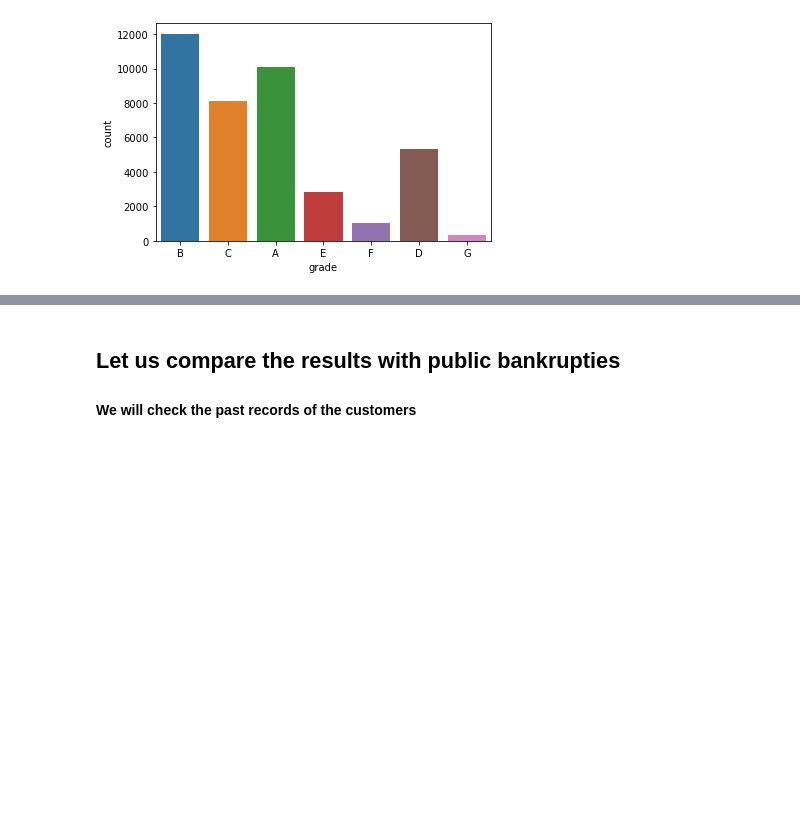
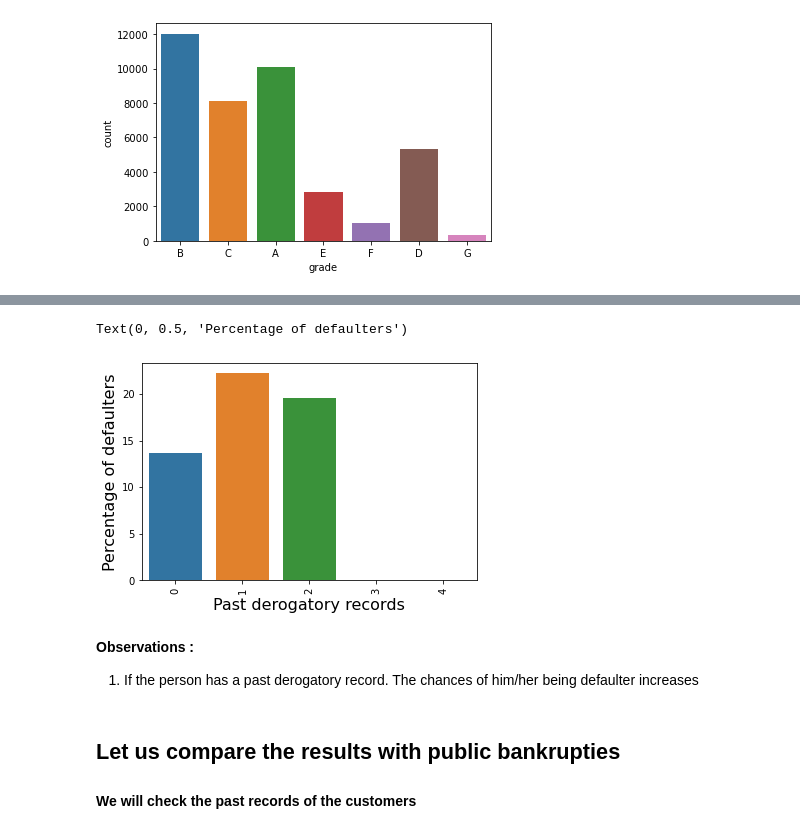
Before and after one commit to pani007/UpgradLendingClub, a Jupyter notebook: CaseStudy2.ipynb, the cells around one changed output, grey strips where cells are left out. Cells and saved outputs as stored; diff of their text form; code cells hidden in the pictures; blank space fills up the shorter version.

```diff
--- a/CaseStudy2.ipynb
+++ b/CaseStudy2.ipynb
@@ -553,3 +621,20 @@ sns.countplot(df_loan['grade'])
+# %%
+## Public record of bankrupties bucket
+y = percentChargedOffInBucket(df_loan,'pub_rec',5,"categorical")
+x= sorted(df_loan['pub_rec'].unique())
+len(x)
+#plt.figure(figsize=(10,6))
+plot = sns.barplot(x=x,y=y)
+plt.xticks(rotation = 90)
+plt.xlabel("Past derogatory records",fontsize=16)
+plt.ylabel("Percentage of defaulters",fontsize=16)
+# %% [output]
+Text(0, 0.5, 'Percentage of defaulters')
+[figure, added]
+# %% [markdown]
+<b>Observations :</b> <br/>
+
+1. If the person has a past derogatory record. The chances of him/her being defaulter increases
 # %% [markdown]
 ## Let us compare the results with public bankrupties
 
```
Also changed, not shown: parts of 59 cells of this notebook.
